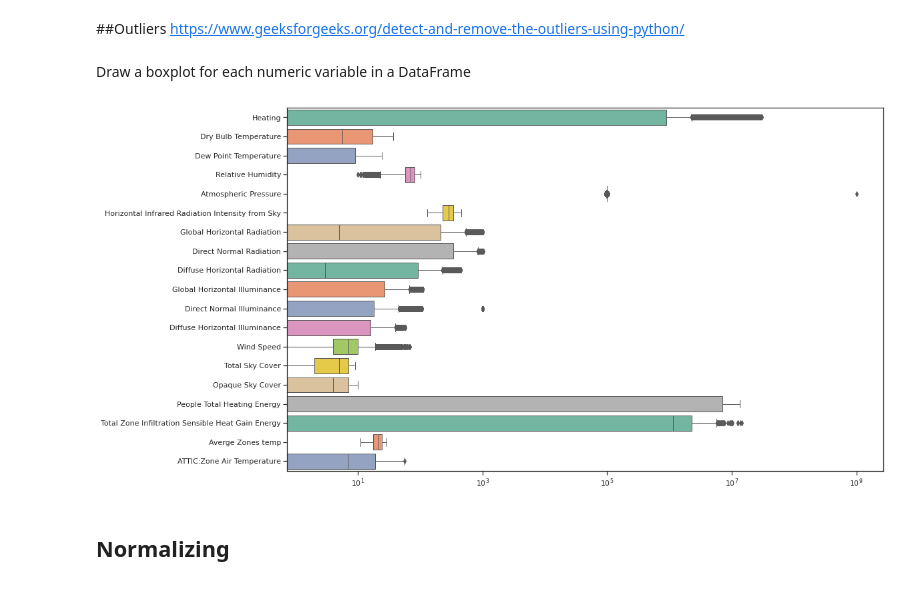
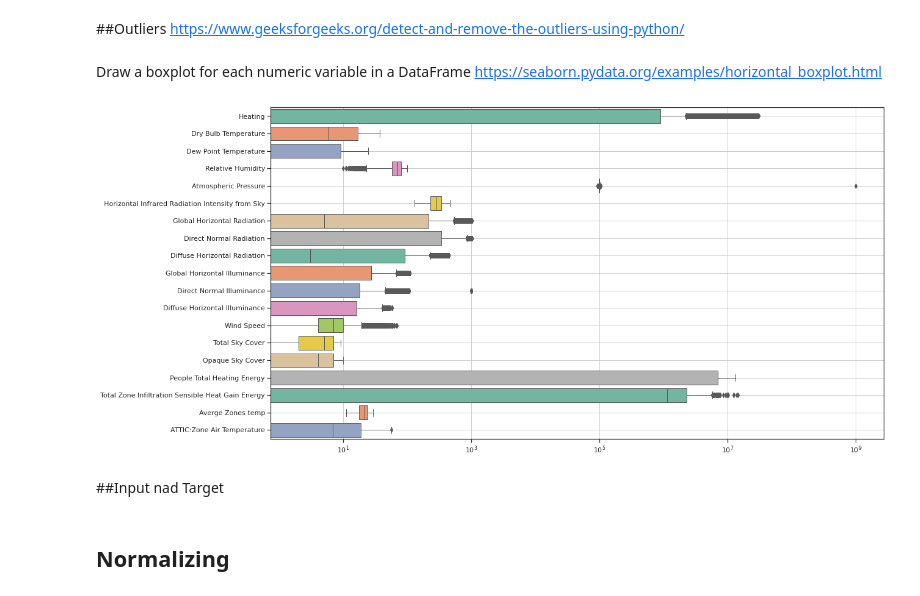
Before and after one commit to sajad95/Heat, a Jupyter notebook: FastCodeImpactofweatherXGB.ipynb, the cells around one changed output. Drawn from its saved outputs; the diff is of its cells as text; code cells hidden in the pictures.

```diff
--- a/FastCodeImpactofweatherXGB.ipynb
+++ b/FastCodeImpactofweatherXGB.ipynb
@@ -100,15 +100,22 @@ sns.boxplot(raw_df['Dry Bulb Temperature'])
 https://www.geeksforgeeks.org/detect-and-remove-the-outliers-using-python/
 # %% [markdown]
 Draw a boxplot for each numeric variable in a DataFrame
+https://seaborn.pydata.org/examples/horizontal_boxplot.html
 # %%
 import seaborn as sns
 import matplotlib.pyplot as plt
 sns.set_theme(style="ticks")
-f, ax = plt.subplots(figsize=(16, 10))
+f, ax = plt.subplots(figsize=(18, 10))
 ax.set_xscale("log")
 ax = sns.boxplot(data=raw_df3, orient="h", palette="Set2", linewidth=1)
+ax.xaxis.grid(True)
+ax.yaxis.grid(True)
+#boxplot If you used it, you should remove scale = 'linear'
+#boxenplot if you used it, you can use scale = 'linear'
 # %% [output]
-[figure, old version]
+[figure, new version]
+# %% [markdown]
+##Input nad Target
 # %%
 ##spliting data
 year = pd.to_datetime(raw_df3.Date).dt.year
```
